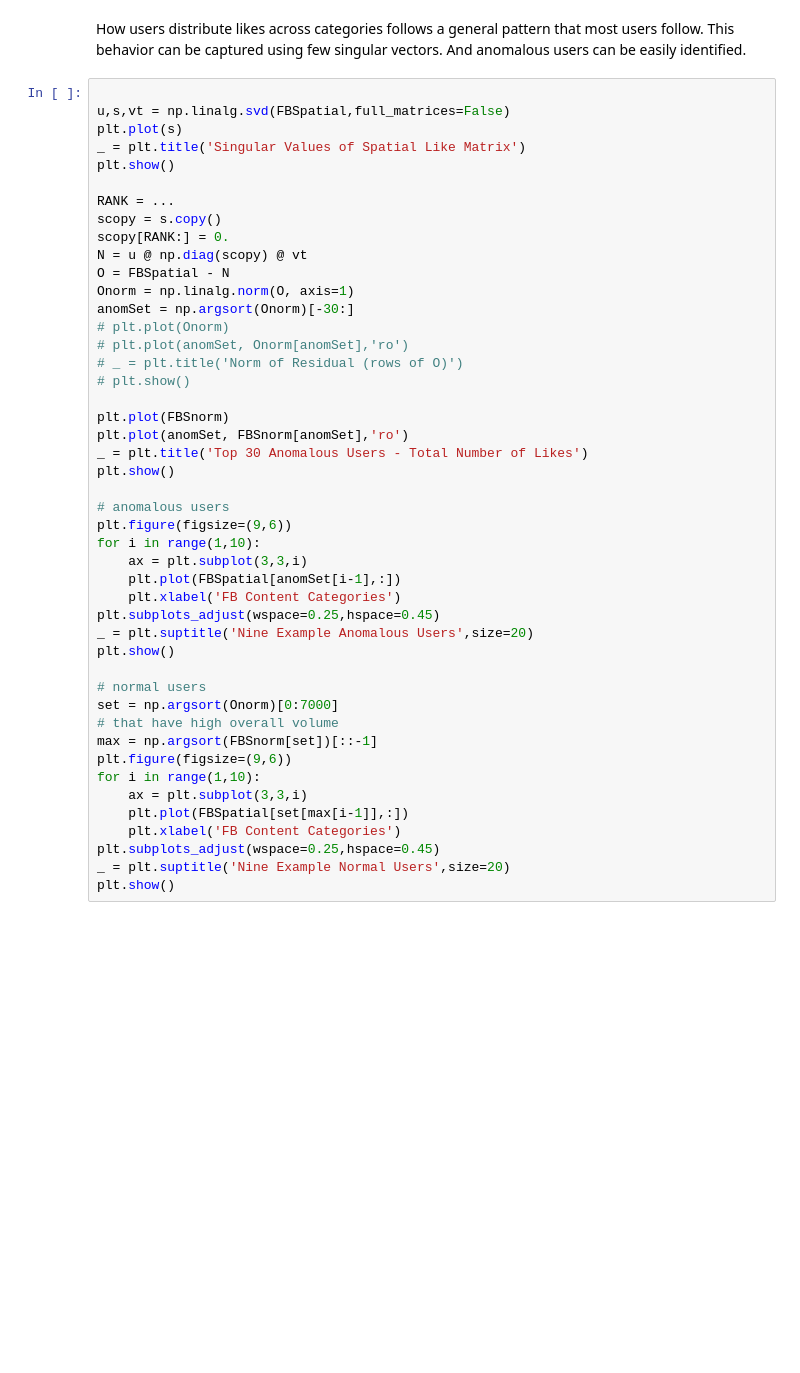
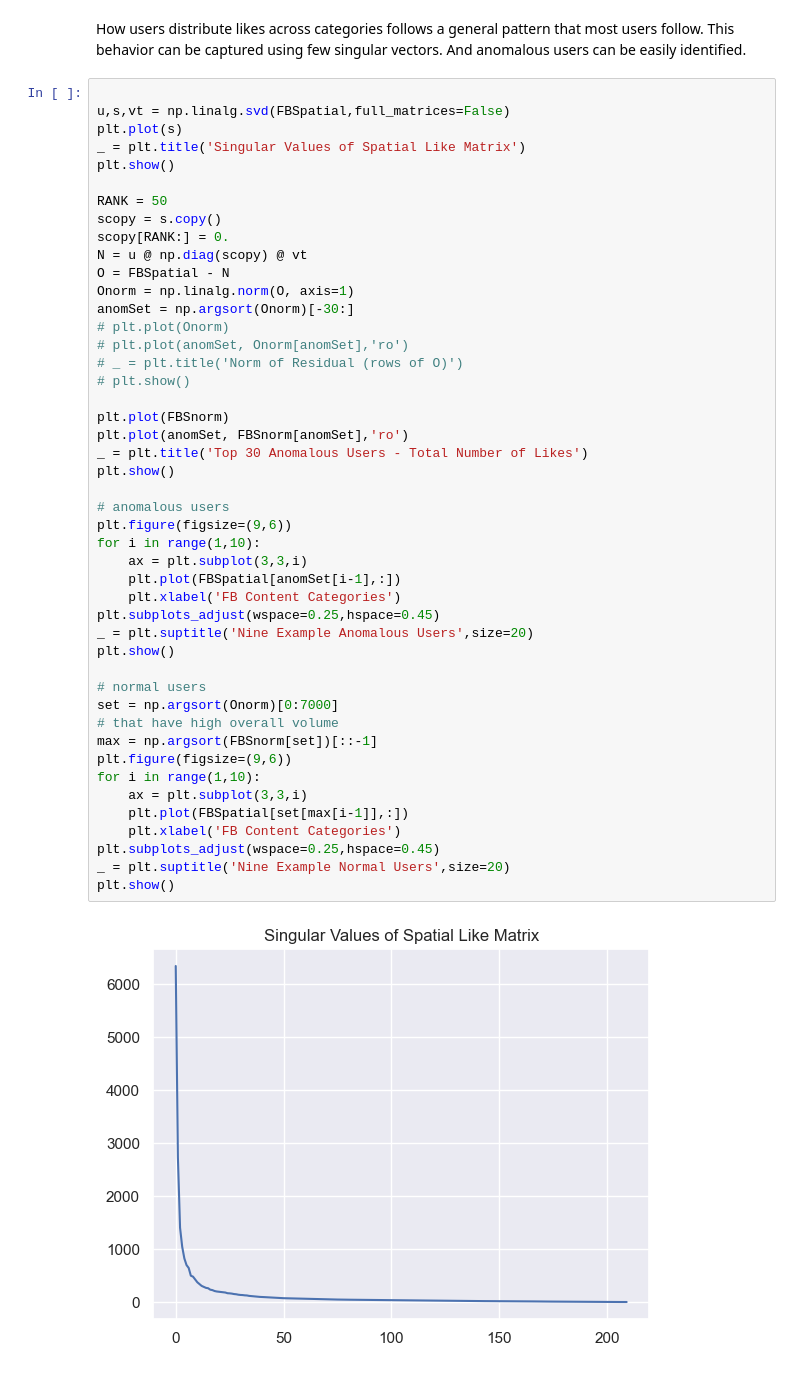
Before and after one commit to gallettilance/Data-Science-Fundamentals, a Jupyter notebook: lecture_10/worksheet_10.ipynb, the cells around one changed output. Drawn from its saved outputs; the diff is of its cells as text; blank space fills up the shorter version.

```diff
--- a/lecture_10/worksheet_10.ipynb
+++ b/lecture_10/worksheet_10.ipynb
@@ -274,7 +274,7 @@ plt.plot(s)
 _ = plt.title('Singular Values of Spatial Like Matrix')
 plt.show()
 
-RANK = ...
+RANK = 50
 scopy = s.copy()
 scopy[RANK:] = 0.
 N = u @ np.diag(scopy) @ vt
@@ -286,30 +286,32 @@ anomSet = np.argsort(Onorm)[-30:]
 # _ = plt.title('Norm of Residual (rows of O)')
 # plt.show()
 
 plt.plot(FBSnorm)
 plt.plot(anomSet, FBSnorm[anomSet],'ro')
 _ = plt.title('Top 30 Anomalous Users - Total Number of Likes')
 plt.show()
 
 # anomalous users
 plt.figure(figsize=(9,6))
 for i in range(1,10):
     ax = plt.subplot(3,3,i)
     plt.plot(FBSpatial[anomSet[i-1],:])
     plt.xlabel('FB Content Categories')
 plt.subplots_adjust(wspace=0.25,hspace=0.45)
 _ = plt.suptitle('Nine Example Anomalous Users',size=20)
 plt.show()
 
 # normal users
 set = np.argsort(Onorm)[0:7000]
 # that have high overall volume
 max = np.argsort(FBSnorm[set])[::-1]
 plt.figure(figsize=(9,6))
 for i in range(1,10):
     ax = plt.subplot(3,3,i)
     plt.plot(FBSpatial[set[max[i-1]],:])
     plt.xlabel('FB Content Categories')
 plt.subplots_adjust(wspace=0.25,hspace=0.45)
 _ = plt.suptitle('Nine Example Normal Users',size=20)
 plt.show()
+# %% [output]
+[figure, added]
```
Also changed, not shown: parts of 2 cells of this notebook, 2 other files.
